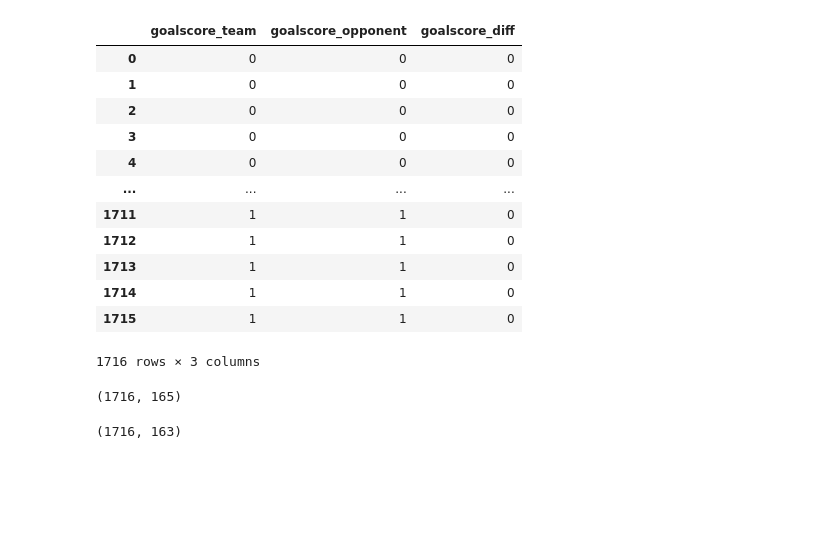
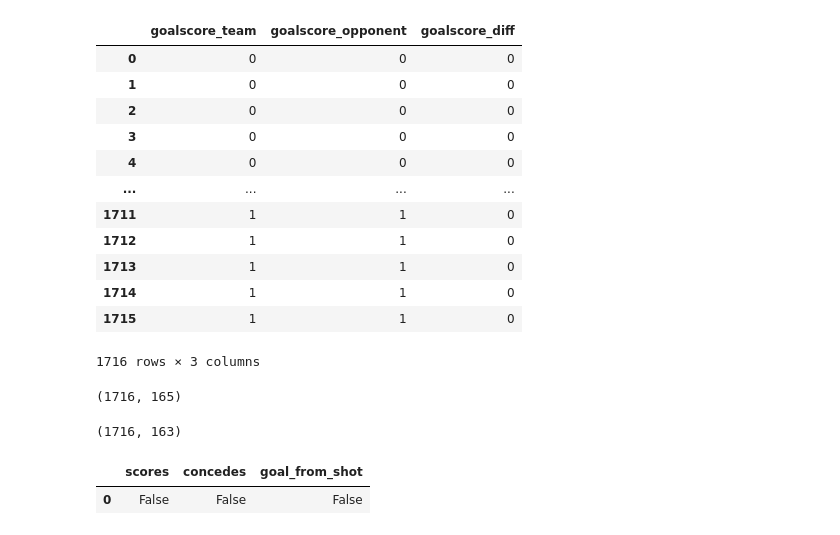
Before and after one commit to esalama01/uSoccer, a Jupyter notebook: analytics/src/data_transformation.ipynb, the cells around one changed output. Saved outputs shown, nothing was run; the diff lists cells and outputs as text; code cells hidden in the pictures; blank space fills up the shorter version.

```diff
--- a/analytics/src/data_transformation.ipynb
+++ b/analytics/src/data_transformation.ipynb
@@ -87,7 +87,8 @@ home_team_id = unique_teams[0]
 # %%
 yfns = [
     lab.scores,
-    lab.concedes
+    lab.concedes,
+    lab.goal_from_shot
 ]
 # %%
 gamestates = fs.gamestates(df, nb_prev_actions=3)
@@ -160,3 +151,8 @@ full.shape
 X.shape
 # %% [output]
 (1716, 163)
+# %%
+Y.head(1)
+# %% [output]
+|  | scores | concedes | goal_from_shot |
+| 0 | False | False | False |
```
Also changed, not shown: parts of 4 cells of this notebook, 3 other files.
